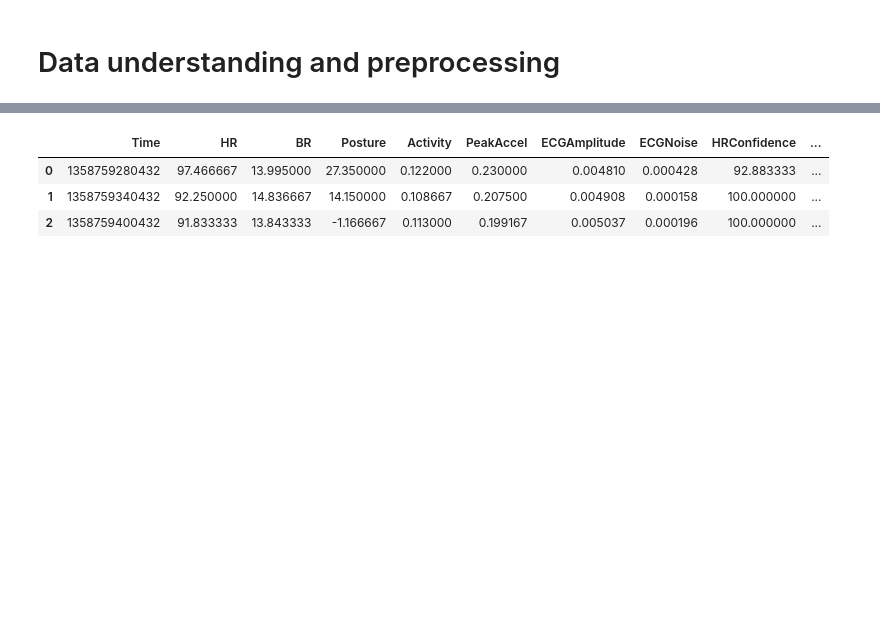
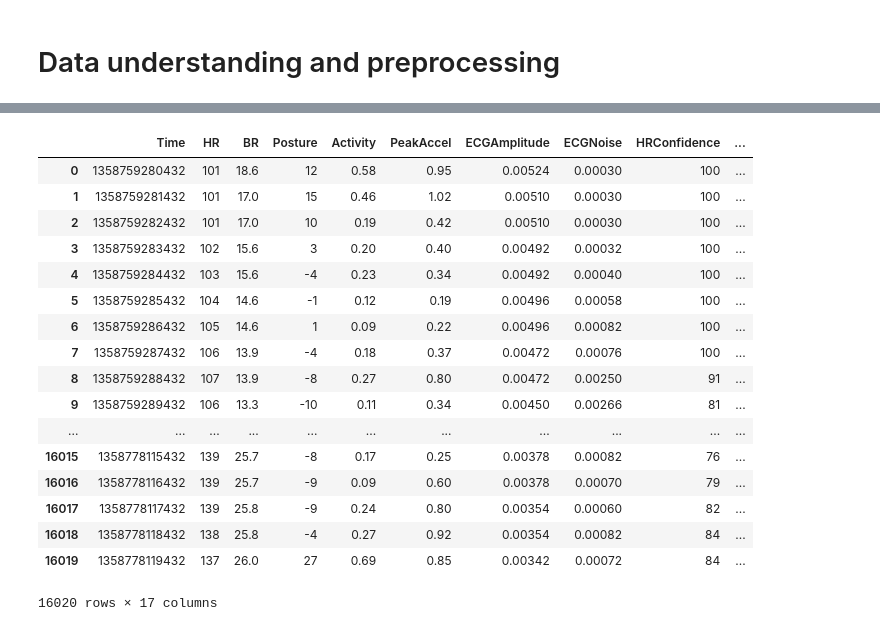
Before and after one commit to Kajzzer/Leren-Beslissen, a Jupyter notebook: Data_Understanding_Preprocessing.ipynb, the cells around one changed output, grey strips where cells are left out. Saved outputs shown, nothing was run; the diff lists cells and outputs as text; code cells hidden in the pictures; blank space fills up the shorter version.

Commit message:
commented the data understanding and preprocessing file and cleaned it up a bit

```diff
--- a/Data_Understanding_Preprocessing.ipynb
+++ b/Data_Understanding_Preprocessing.ipynb
@@ -44,14 +76,32 @@ train_feat.iloc[:3]
 # %%
+'''
+Remove unmeasured metrics and the metrics that are given by the user
+
+@param  pandas DataFrame    The data
+@param  array               The list of metrics that need to be removed
+@return pandas DataFrame    The cleaned data
+'''
 def clean_data(d, metrics = []):
+    try:
+        # create a hard copy of the data
+        data = d.copy()
 
-    # hard copy
-    data = d.copy()
+        # get the unique values per column
+        unique_values = unique_vals(data)
 
-    # get the unique values
-    unique_values = unique_vals(data)
+        # loop over all columns
+        for metric in data:
+            # check if we have a numeric or discrete metric, using the threshold
+            if unique_values.get(metric) == 1:
+                metrics.append(metric)
 
-    for metric in data:
-        # check if we have a numeric or discrete metric, using the threshold
-        if unique_values.get(metric) == 1:
-            metrics.append(metric)
-    return data.drop(columns=set(metrics))
+        # remove duplicates from the metrics list
+        # then remove those metrics from the data
+        return data.drop(columns=set(metrics))
+    except:
+
+        # print a custom error message
+        print("The used list (",metrics,") contains column names that don't exist in the data.")
+
+        # return the original data
+        return data
@@ -81 +108,28 @@ Name: HR, Length: 3240, dtype: int64
+# %%
+'''
+Test block
+'''
+
+# clean the train data and print it
+train_cleaned = clean_data(train_feat, ['BRAmplitude', 'HRV', 'AuxADC1', 'AuxADC2', 'AuxADC3'])
+train_cleaned
+# %% [output]
+|  | Time | HR | BR | Posture | Activity | PeakAccel | ECGAmplitude | ECGNoise | HRConfidence | ... |
+| 0 | 1358759280432 | 101 | 18.6 | 12 | 0.58 | 0.95 | 0.00524 | 0.00030 | 100 | ... |
+| 1 | 1358759281432 | 101 | 17.0 | 15 | 0.46 | 1.02 | 0.00510 | 0.00030 | 100 | ... |
+| 2 | 1358759282432 | 101 | 17.0 | 10 | 0.19 | 0.42 | 0.00510 | 0.00030 | 100 | ... |
+| 3 | 1358759283432 | 102 | 15.6 | 3 | 0.20 | 0.40 | 0.00492 | 0.00032 | 100 | ... |
+| 4 | 1358759284432 | 103 | 15.6 | -4 | 0.23 | 0.34 | 0.00492 | 0.00040 | 100 | ... |
+| 5 | 1358759285432 | 104 | 14.6 | -1 | 0.12 | 0.19 | 0.00496 | 0.00058 | 100 | ... |
+| 6 | 1358759286432 | 105 | 14.6 | 1 | 0.09 | 0.22 | 0.00496 | 0.00082 | 100 | ... |
+| 7 | 1358759287432 | 106 | 13.9 | -4 | 0.18 | 0.37 | 0.00472 | 0.00076 | 100 | ... |
+| 8 | 1358759288432 | 107 | 13.9 | -8 | 0.27 | 0.80 | 0.00472 | 0.00250 | 91 | ... |
+| 9 | 1358759289432 | 106 | 13.3 | -10 | 0.11 | 0.34 | 0.00450 | 0.00266 | 81 | ... |
+| ... | ... | ... | ... | ... | ... | ... | ... | ... | ... | ... |
+| 16015 | 1358778115432 | 139 | 25.7 | -8 | 0.17 | 0.25 | 0.00378 | 0.00082 | 76 | ... |
+| 16016 | 1358778116432 | 139 | 25.7 | -9 | 0.09 | 0.60 | 0.00378 | 0.00070 | 79 | ... |
+| 16017 | 1358778117432 | 139 | 25.8 | -9 | 0.24 | 0.80 | 0.00354 | 0.00060 | 82 | ... |
+| 16018 | 1358778118432 | 138 | 25.8 | -4 | 0.27 | 0.92 | 0.00354 | 0.00082 | 84 | ... |
+| 16019 | 1358778119432 | 137 | 26.0 | 27 | 0.69 | 0.85 | 0.00342 | 0.00072 | 84 | ... |
+16020 rows × 17 columns
 # %%
@@ -133,8 +185,0 @@ train_feat_average = pd.read_csv("train_feat_average.csv")
-# %%
-# get the first 3 rows
-train_feat_average.iloc[:3]
-# %% [output]
-|  | Time | HR | BR | Posture | Activity | PeakAccel | ECGAmplitude | ECGNoise | HRConfidence | ... |
-| 0 | 1358759280432 | 97.466667 | 13.995000 | 27.350000 | 0.122000 | 0.230000 | 0.004810 | 0.000428 | 92.883333 | ... |
-| 1 | 1358759340432 | 92.250000 | 14.836667 | 14.150000 | 0.108667 | 0.207500 | 0.004908 | 0.000158 | 100.000000 | ... |
-| 2 | 1358759400432 | 91.833333 | 13.843333 | -1.166667 | 0.113000 | 0.199167 | 0.005037 | 0.000196 | 100.000000 | ... |
```
Also changed, not shown: parts of 21 cells of this notebook, 2 other files.
